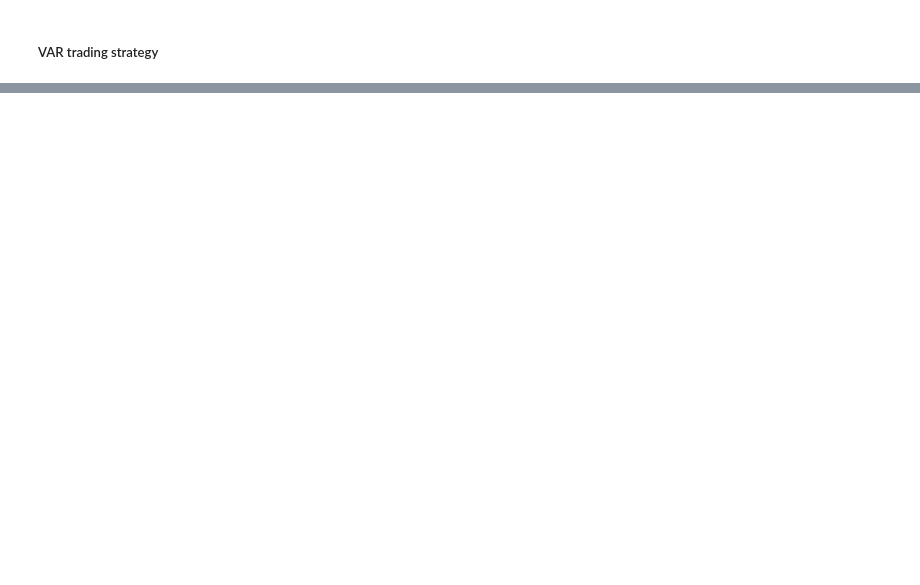
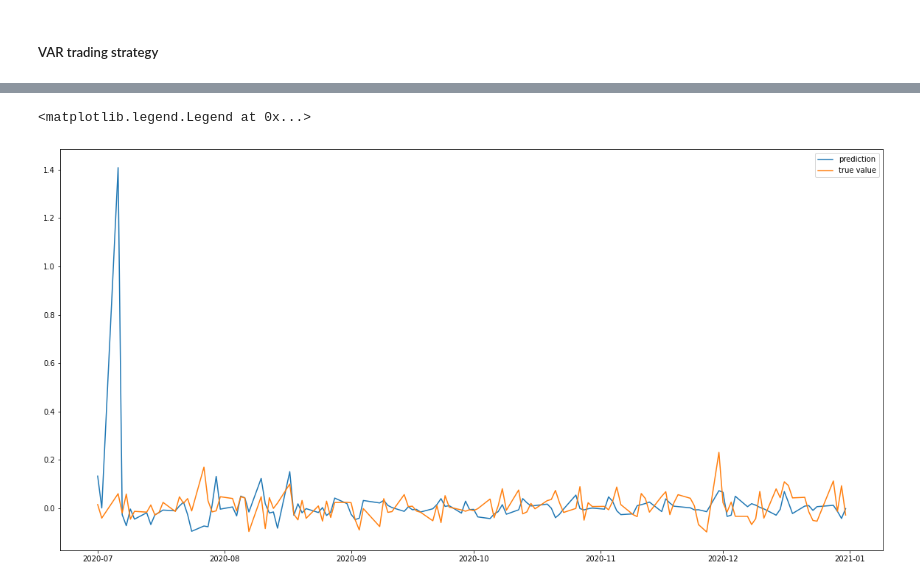
Before and after one commit to ngohienduong/WQU-Econ, a Jupyter notebook: W5.ipynb, the cells around one changed output, grey strips where cells are left out. Cells and saved outputs as stored; diff of their text form; code cells hidden in the pictures; blank space fills up the shorter version.

```diff
--- a/W5.ipynb
+++ b/W5.ipynb
@@ -845,0 +798,9 @@ model.predict(1)
+# %%
+data_q3_q4['GBTC_pp_v'] = [VAR_fit_predict(data[['GBTC_dr', 'GLD_dr']].iloc[0:i-1], data_q2[['GBTC_dr', 'GLD_dr']])[0] for i in range(len(data_q2) -1, len(data))]
+# %%
+plt.plot(data_q3_q4['GBTC_pp_v'], label = 'prediction')
+plt.plot(data_q3_q4['GBTC_dr'], label = 'true value')
+plt.legend()
+# %% [output]
+<matplotlib.legend.Legend at 0x...>
+[figure, added]
```
Also changed, not shown: parts of 106 cells of this notebook.
